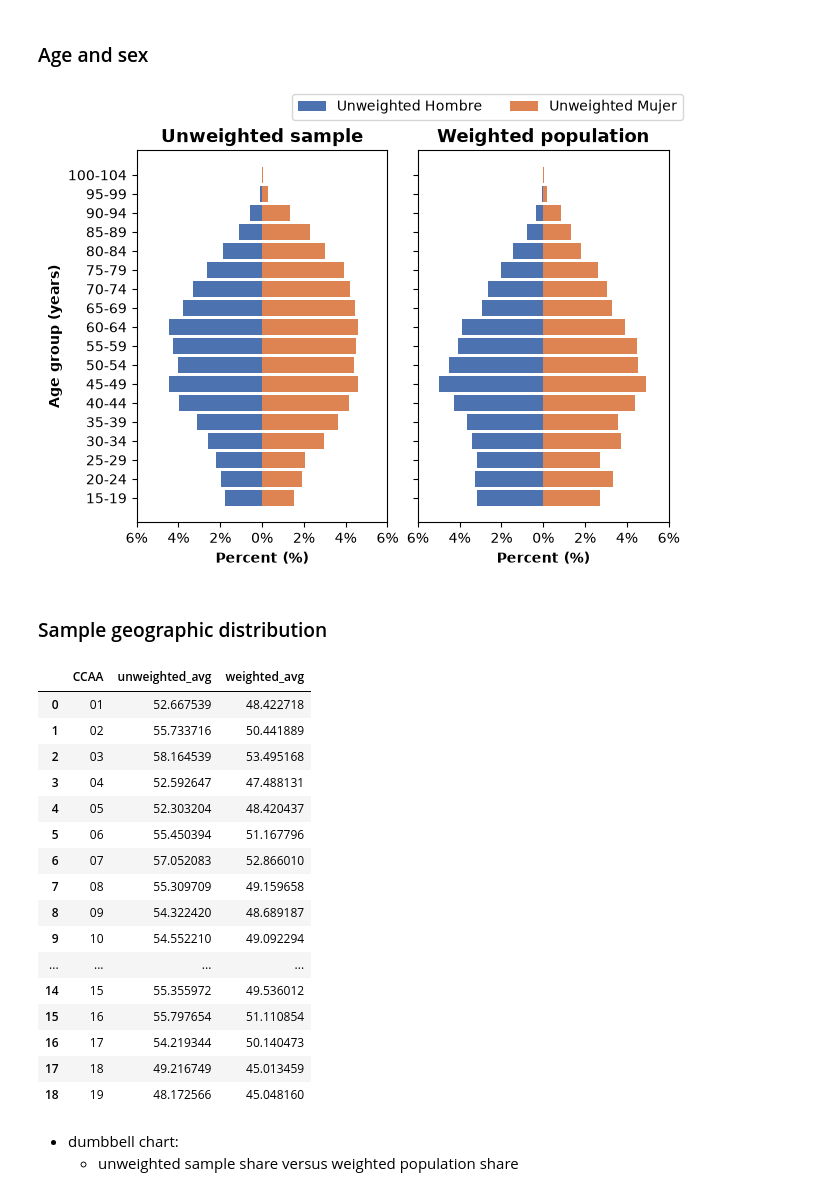
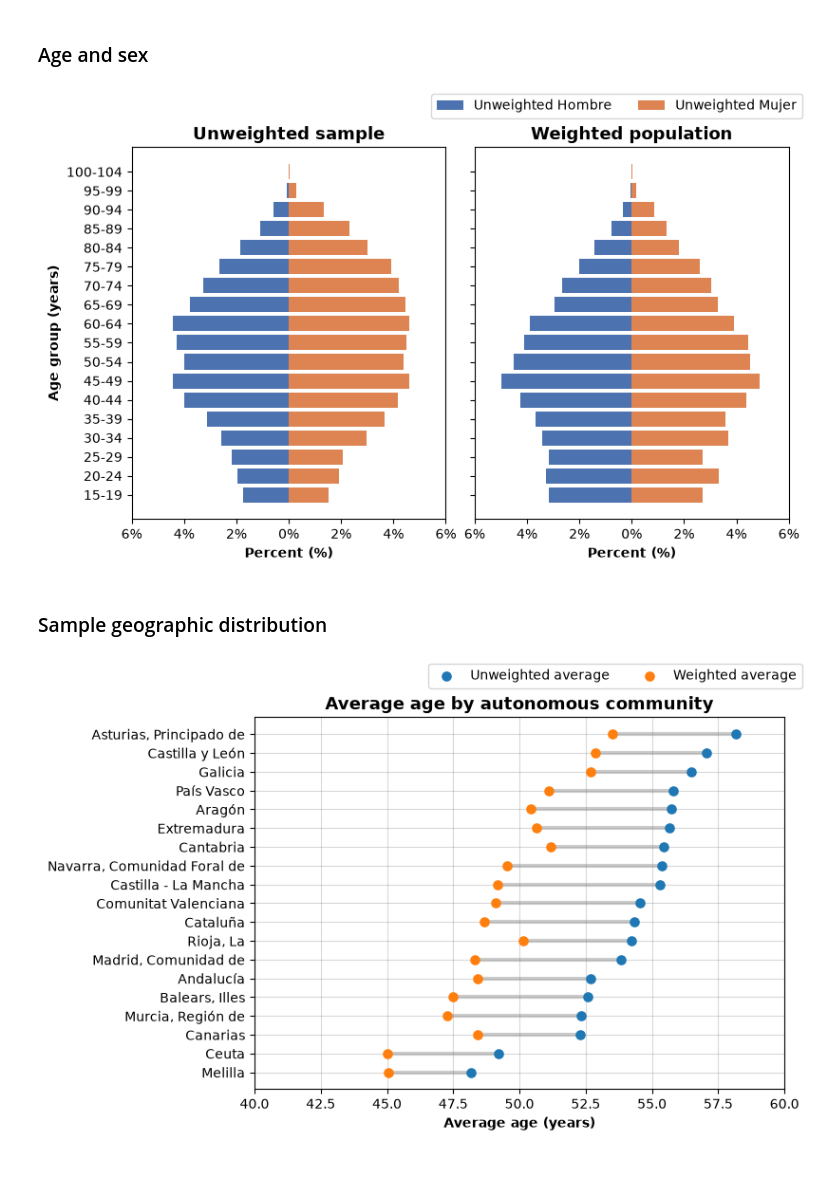
Before and after one commit to LoloCG/INE-health-data-Test, a Jupyter notebook: notebooks/01_esde_adult_2023_data_audit.ipynb, the cells around one changed output. Drawn from its saved outputs; the diff is of its cells as text; code cells hidden in the pictures; blank space fills up the shorter version.

Commit message:
finalized age by ccaa dumbell chart + removed "total cells (%)" non-response by group table

```diff
--- a/notebooks/01_esde_adult_2023_data_audit.ipynb
+++ b/notebooks/01_esde_adult_2023_data_audit.ipynb
@@ -216,7 +217,7 @@ age_per_band_pct = (
     .drop(columns=["unweighted_n", "weighted_n"])
 )
 
-fig, ax = plt.subplots(1, 2, sharex=False, sharey=True, layout="constrained")
+fig, ax = plt.subplots(1, 2, sharex=False, sharey=True, layout="constrained",figsize=(8,5))
 males = age_per_band_pct["SEXOa_label"] == "Hombre"
 ax[0].barh(
     age_per_band_pct.loc[males, "age_band"].astype(str),
@@ -230,40 +231,40 @@ ax[0].barh(
     color="#dd8452",
     label="Unweighted Mujer"
 )
 ax[1].barh(
     age_per_band_pct.loc[males, "age_band"].astype(str),
     -age_per_band_pct.loc[males, "weighted_pct"],
     color="#4c72b0",
     label="Weighted Hombre"
 )
 ax[1].barh(
     age_per_band_pct.loc[~males, "age_band"].astype(str),
     age_per_band_pct.loc[~males, "weighted_pct"],
     color="#dd8452",
     label="Weighted Mujer"
 )
 
 for axis in ax:
     axis.set_xticks(range(-6, 7,2),  [f"{abs(value)}%" for value in range(-6,7,2)])
     axis.set_xlabel("Percent (%)", fontsize=10, fontweight="bold")
 
 ax[0].set_title("Unweighted sample", fontsize=13, fontweight="bold")
 ax[1].set_title("Weighted population", fontsize=13, fontweight="bold")
 
 ax[0].set_ylabel("Age group (years)", fontsize=10, fontweight="bold")
 
 handles, labels = ax[0].get_legend_handles_labels()
 fig.legend(handles, labels,  loc="outside upper right", ncols=2)
 
 plt.show()
 # %% [output]
-[figure, old version]
+[figure, new version]
 # %% [markdown]
 ### Sample geographic distribution
 # %%
 ccaa_ages_avg = (
     label_df
-    .groupby(["CCAA"], observed=False)
+    .groupby(["CCAA", "CCAA_label"], observed=False)
     .apply(
         lambda group: pd.Series({
             "unweighted_avg": group["EDADa"].mean(),
@@ -273,28 +274,45 @@ ccaa_ages_avg = (
             ),
         })
     )
+    .sort_values("unweighted_avg")
     .reset_index()
 )
 
-display(ccaa_ages_avg)
+fig, ax = plt.subplots(layout="constrained",  figsize=(8,5))
+
+ccaa_range = range(ccaa_ages_avg["CCAA_label"].nunique())
+ax.hlines(
+    y=ccaa_range,
+    xmin=ccaa_ages_avg['unweighted_avg'],
+    xmax=ccaa_ages_avg['weighted_avg'],
+    color='grey', alpha=0.4,linewidth=3
+)
+ax.scatter(
+    ccaa_ages_avg['unweighted_avg'],
+    ccaa_range,
+    s=44,
+    zorder=2,
+    label="Unweighted average",
+)
+ax.scatter(
+    ccaa_ages_avg['weighted_avg'],
+    ccaa_range,
+    s=44,
+    zorder=2,
+    label="Weighted average"
+)
+
+ax.set_title("Average age by autonomous community", fontsize=13, fontweight="bold")
+ax.set_xlabel("Average age (years)", fontsize=10, fontweight="bold")
+ax.set_xlim(40, 60)
+ax.grid(color="grey", alpha=0.3, linewidth=0.8)
+
+labels_str = ccaa_ages_avg["CCAA_label"].unique().tolist()
+ax.set_yticks(ccaa_range, labels_str)
+
+handles, labels = ax.get_legend_handles_labels()
+fig.legend(handles, labels,  loc="outside upper right", ncols=2)
+
+plt.show()
 # %% [output]
-|  | CCAA | unweighted_avg | weighted_avg |
-| 0 | 01 | 52.667539 | 48.422718 |
-| 1 | 02 | 55.733716 | 50.441889 |
-| 2 | 03 | 58.164539 | 53.495168 |
-| 3 | 04 | 52.592647 | 47.488131 |
-| 4 | 05 | 52.303204 | 48.420437 |
-| 5 | 06 | 55.450394 | 51.167796 |
-| 6 | 07 | 57.052083 | 52.866010 |
-| 7 | 08 | 55.309709 | 49.159658 |
-| 8 | 09 | 54.322420 | 48.689187 |
-| 9 | 10 | 54.552210 | 49.092294 |
-| ... | ... | ... | ... |
-| 14 | 15 | 55.355972 | 49.536012 |
-| 15 | 16 | 55.797654 | 51.110854 |
-| 16 | 17 | 54.219344 | 50.140473 |
-| 17 | 18 | 49.216749 | 45.013459 |
-| 18 | 19 | 48.172566 | 45.048160 |
+[figure, added]
-# %% [markdown]
-- dumbbell chart:
-    - unweighted sample share versus weighted population share
```
Also changed, not shown: parts of 1 cell of this notebook.
